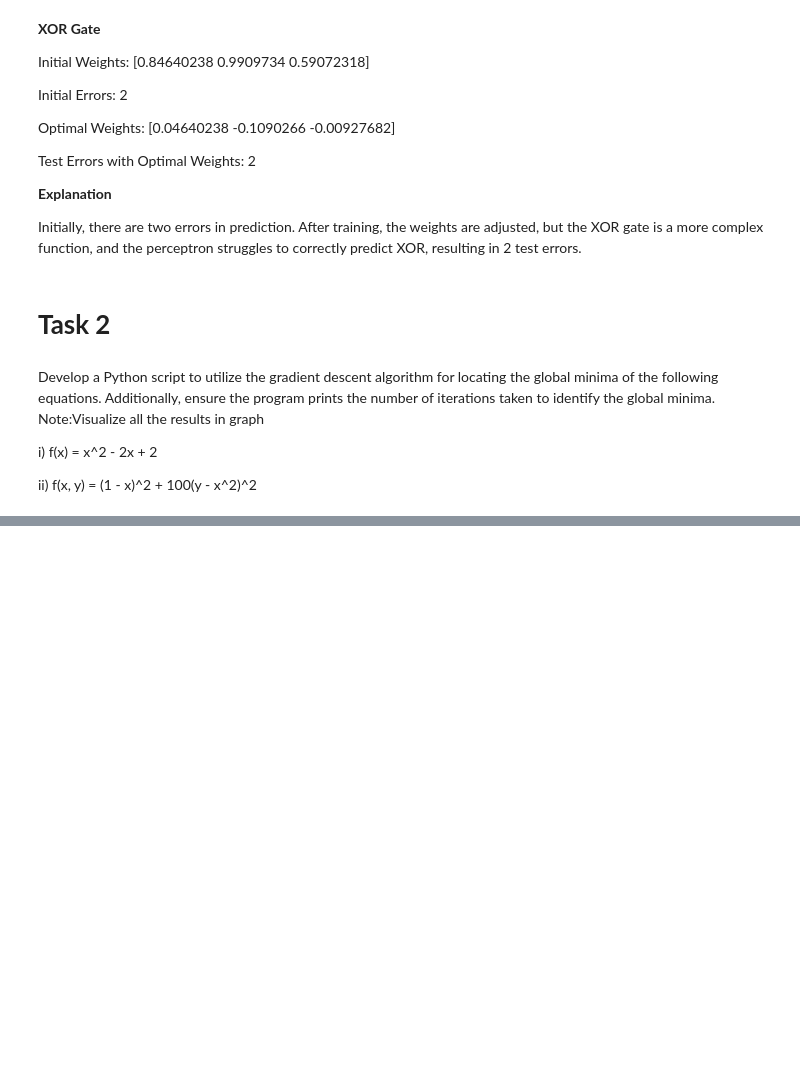
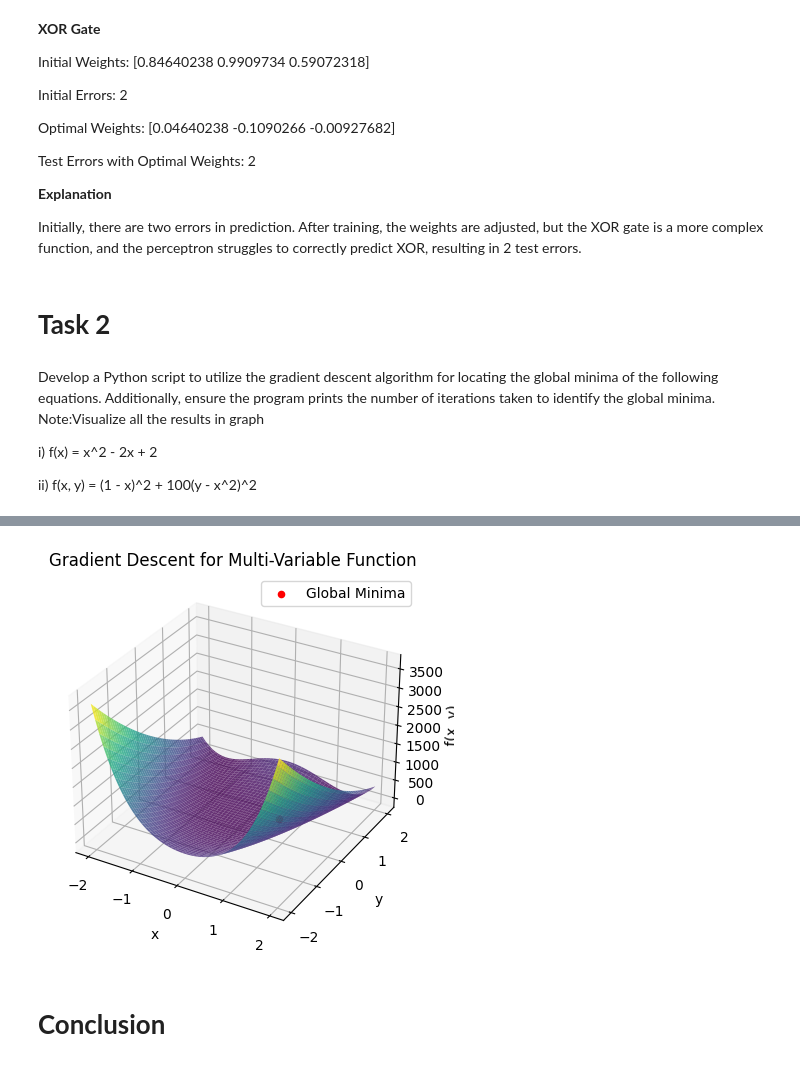
Before and after one commit to badrinarayanan02/deep_learning, a Jupyter notebook: 2348507_DLLab1.ipynb, the cells around one changed output, grey strips where cells are left out. Drawn from its saved outputs; the diff is of its cells as text; code cells hidden in the pictures; blank space fills up the shorter version.

```diff
--- a/2348507_DLLab1.ipynb
+++ b/2348507_DLLab1.ipynb
@@ -236,0 +287,8 @@ ii) f(x, y) = (1 - x)^2 + 100(y - x^2)^2
+# %%
+def f_multiVariable(x,y):
+  return (1-x)**2+100 * (y-x**2)**2
+
+def df_multiVariable(x,y):
+  df_dx = -2 * (1-x) - 400 * x * (y-x**2)
+  df_dy = 200 * (y-x**2)
+  return np.array([df_dx,df_dy])
@@ -236,0 +311,4 @@ ii) f(x, y) = (1 - x)^2 + 100(y - x^2)^2
+# %%
+result_multi_variable = gradientDescentMultiVariable(f_multiVariable, df_multiVariable,
+                                                        initial_point_multi_variable, learning_rate,
+                                                        max_iterations, tolerance)
@@ -236,0 +347,19 @@ ii) f(x, y) = (1 - x)^2 + 100(y - x^2)^2
+# %%
+x_values = np.linspace(-2, 2, 100)
+y_values = np.linspace(-2, 2, 100)
+X, Y = np.meshgrid(x_values, y_values)
+Z = f_multiVariable(X, Y)
+fig = plt.figure()
+ax = fig.add_subplot(111, projection='3d')
+ax.plot_surface(X, Y, Z, cmap='viridis', alpha=0.8)
+ax.scatter(result_multi_variable[0][0], result_multi_variable[0][1], result_multi_variable[1], color='red', label='Global Minima')
+ax.set_title('Gradient Descent for Multi-Variable Function')
+ax.set_xlabel('x')
+ax.set_ylabel('y')
+ax.set_zlabel('f(x, y)')
+ax.legend()
+plt.show()
+# %% [output]
+[figure, added]
+# %% [markdown]
+# **Conclusion**
```
Also changed, not shown: parts of 20 cells of this notebook.
